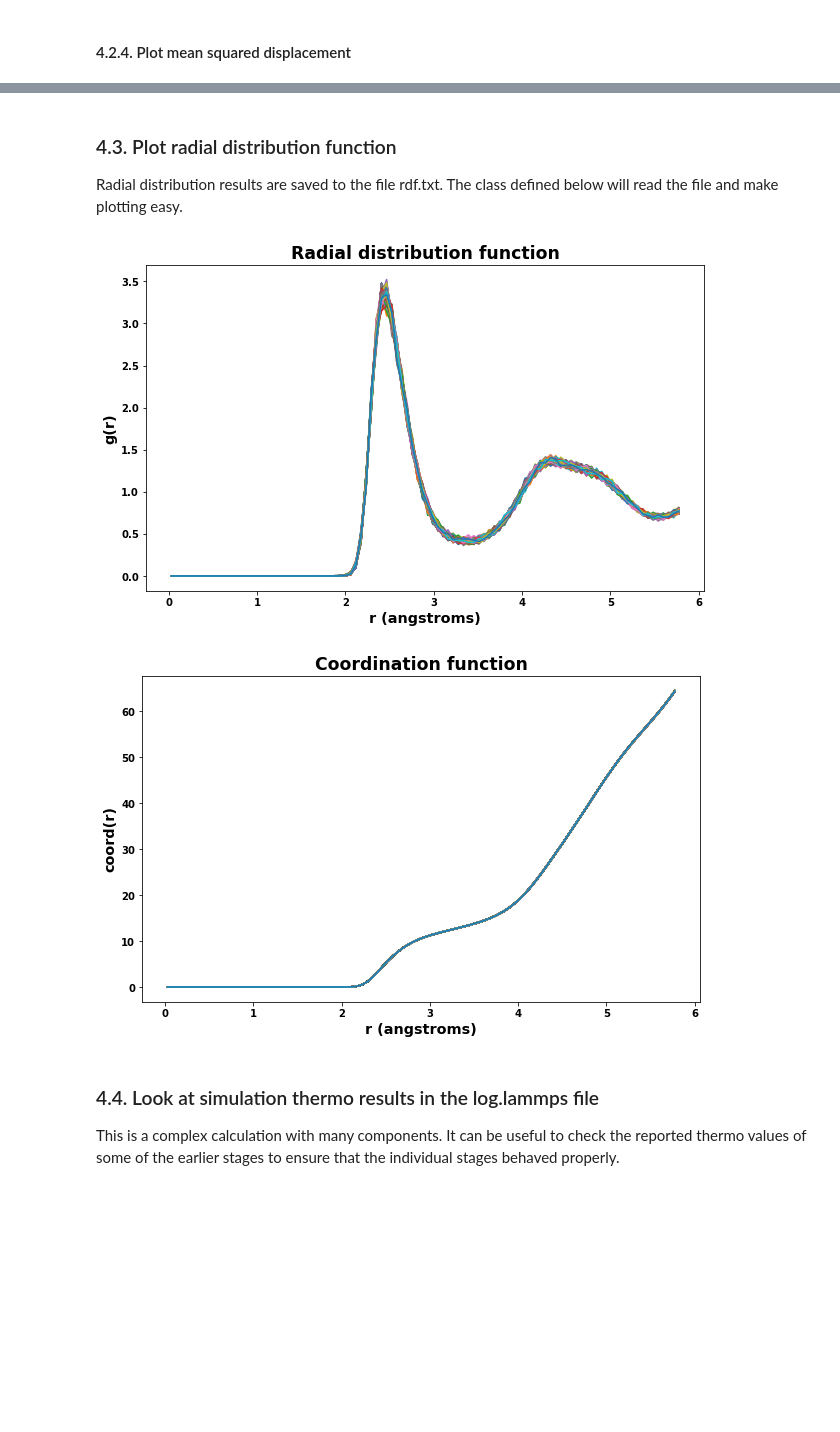
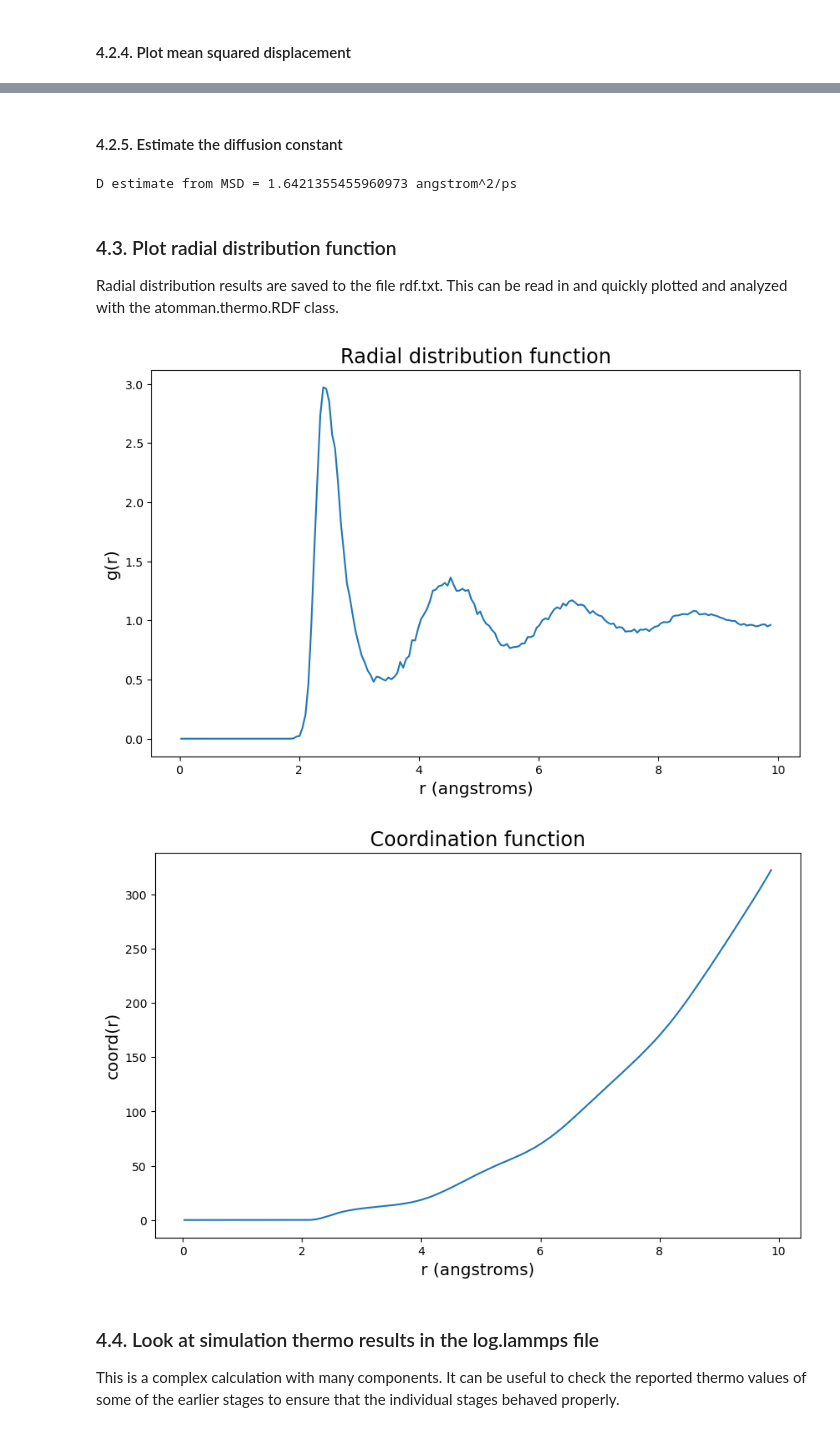
Before and after one commit to lmhale99/iprPy, a Jupyter notebook: notebook/relax_liquid/relax_liquid - Methodology and code.ipynb, the cells around one changed output, grey strips where cells are left out. Saved outputs shown, nothing was run; the diff lists cells and outputs as text; code cells hidden in the pictures; blank space fills up the shorter version.

```diff
--- a/notebook/relax_liquid/relax_liquid - Methodology and code.ipynb
+++ b/notebook/relax_liquid/relax_liquid - Methodology and code.ipynb
@@ -816,4 +931,15 @@ plt.show()
+# %% [markdown]
+#### 4.2.5. Estimate the diffusion constant
+# %%
+diff_unit = f'{area_unit}/{time_unit}'
+
+# Estimate diffusion coefficient from MSD
+start = 100
+D_msd = np.polyfit(time[start:], msd[start:], 1)[0]
+print(f'D estimate from MSD = {D_msd} {area_unit}/{time_unit}')
+# %% [output]
+D estimate from MSD = 1.6421355455960973 angstrom^2/ps
 # %% [markdown]
 ### 4.3. Plot radial distribution function
 
-Radial distribution results are saved to the file rdf.txt.  The class defined below will read the file and make plotting easy.
+Radial distribution results are saved to the file rdf.txt.  This can be read in and quickly plotted and analyzed with the atomman.thermo.RDF class.
@@ -865,24 +946,22 @@ class RDF():
 # %%
-rdf = RDF('rdf.txt')
+rdf = am.thermo.RDF(lammps_rdf_file='rdf.txt')
 
 fig = plt.figure(figsize=(10,6))
 plt.title('Radial distribution function', size='xx-large')
 plt.xlabel('r (angstroms)', size='x-large')
 plt.ylabel('g(r)', size='x-large')
-for timeseries in rdf.data:
-    plt.plot(rdf.data[timeseries].r, rdf.data[timeseries].g)
+plt.plot(rdf.r, rdf.g)
 plt.show()
 
 fig = plt.figure(figsize=(10,6))
 plt.title('Coordination function', size='xx-large')
 plt.xlabel('r (angstroms)', size='x-large')
 plt.ylabel('coord(r)', size='x-large')
-for timeseries in rdf.data:
-    plt.plot(rdf.data[timeseries].r, rdf.data[timeseries].coord)
+plt.plot(rdf.r, rdf.coord)
 plt.show()
 # %% [output]
-[figure, old version]
+[figure, new version]
-[figure, old version]
+[figure, new version]
 # %% [markdown]
 ### 4.4. Look at simulation thermo results in the log.lammps file
 
```
Also changed, not shown: parts of 17 cells of this notebook, 45 other files.
